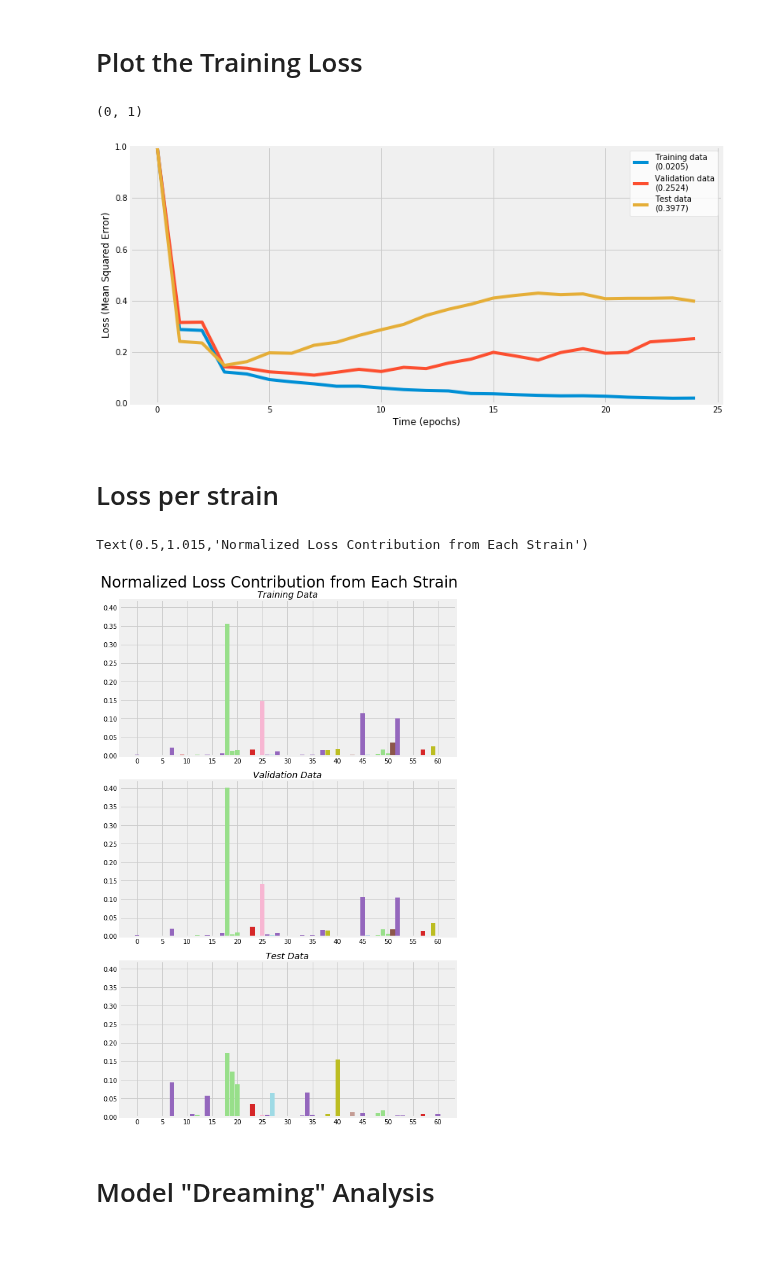
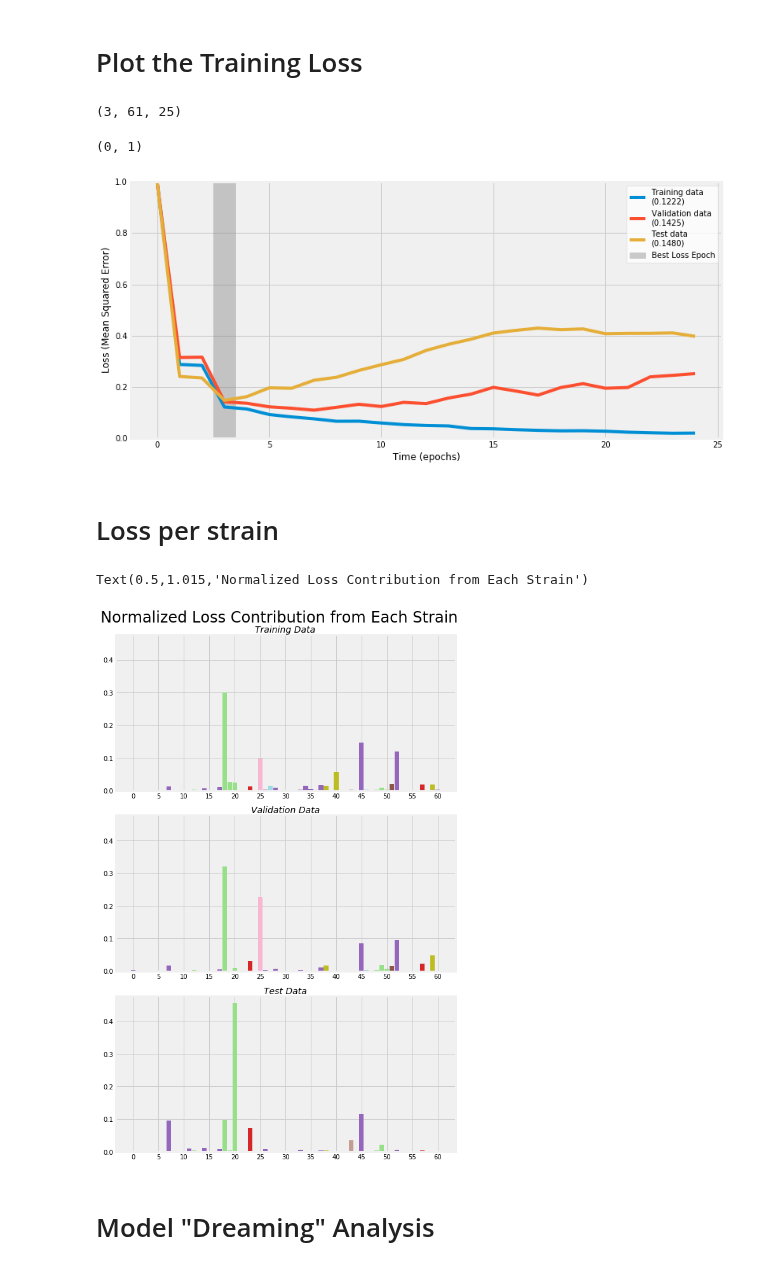
Before and after one commit to michaelwiest/microbiome-rnn, a Jupyter notebook: notebooks/Model Evaluator.ipynb, the cells around one changed output. Cells and saved outputs as stored; diff of their text form; code cells hidden in the pictures.

```diff
--- a/notebooks/Model Evaluator.ipynb
+++ b/notebooks/Model Evaluator.ipynb
@@ -151,26 +151,29 @@ output_dir = model_outputs[model_type]
 # Plot the Training Loss
 # %%
 losses = np.load(os.path.join(output_dir, log_name))
+print(losses.shape)
+# %% [output]
+(3, 61, 25)
 # %%
 loss_num_digits = 6
-best_loss_epoch = -1
+best_loss_epoch = 3
 
 fig, ax = plt.subplots(figsize=(12, 6))
 labels = ['Training data\n({})', 'Validation data\n({})', 'Test data\n({})']
 
 for i in range(losses.shape[0]):
     plt.plot(losses[i, ...].sum(axis=0).T, label=labels[i].format(str(losses[i, :, best_loss_epoch].sum())[:loss_num_digits]))
-# ax.axvspan(best_loss_epoch - 0.5, best_loss_epoch + 0.5, alpha=0.4, color='gray', label='Best Loss Epoch')
+ax.axvspan(best_loss_epoch - 0.5, best_loss_epoch + 0.5, alpha=0.4, color='gray', label='Best Loss Epoch')
 legend = plt.legend(frameon = 1, loc='upper right')
 frame = legend.get_frame()
 frame.set_facecolor('white')
 plt.xlabel('Time (epochs)')
 plt.ylabel('Loss (Mean Squared Error)')
 plt.ylim(0, 1)
 # plt.title('Loss Over Training', fontsize=18)
 # %% [output]
 (0, 1)
-[figure, old version]
+[figure, new version]
 # %% [markdown]
 # Loss per strain
 # %%
@@ -190,7 +193,7 @@ for i in range(losses.shape[0]):
 plt.suptitle('Normalized Loss Contribution from Each Strain', y=1.015, fontsize=24)
 # %% [output]
 Text(0.5,1.015,'Normalized Loss Contribution from Each Strain')
-[figure, old version]
+[figure, new version]
 # %% [markdown]
 # Model "Dreaming" Analysis
 # %%
```
Also changed, not shown: parts of 5 cells of this notebook, 1 other file.
